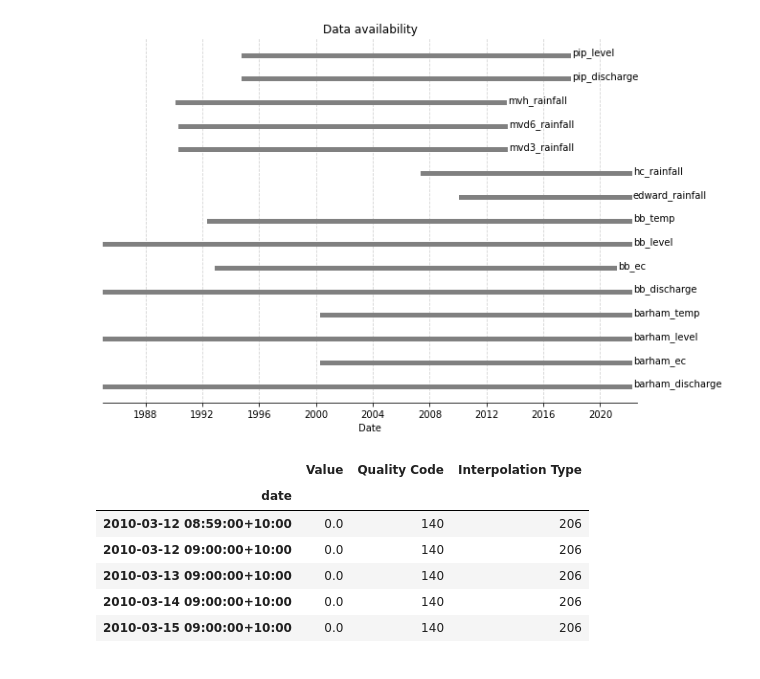
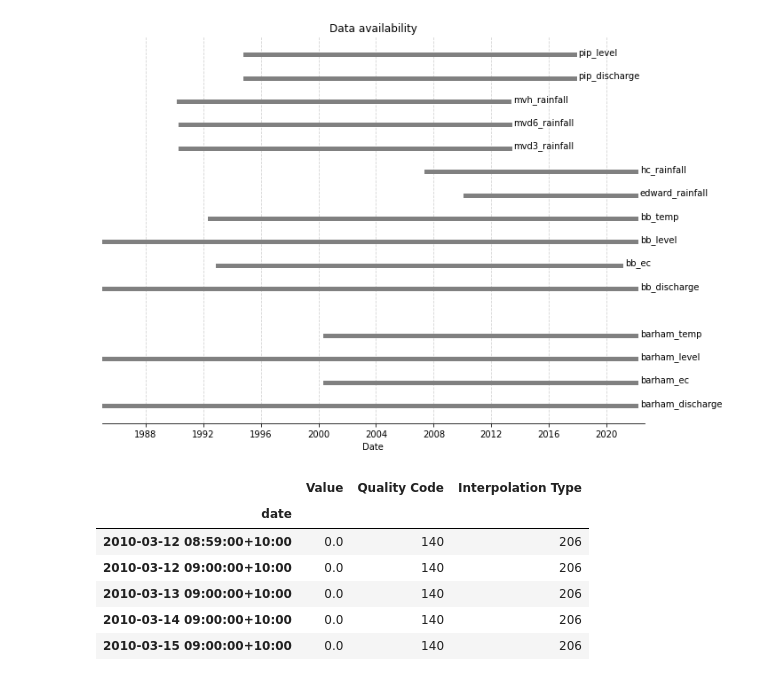
Before and after one commit to SjoerdGn/str-flow-pred-and-control, a Jupyter notebook: data_exploration/exporations_Murray_bb.ipynb, the cells around one changed output. Cells and saved outputs as stored; diff of their text form; code cells hidden in the pictures.

Commit message:
some minor optimalisations / alterations and plotting

```diff
--- a/data_exploration/exporations_Murray_bb.ipynb
+++ b/data_exploration/exporations_Murray_bb.ipynb
@@ -13,32 +13,37 @@ data_folder = Path(r"C:\Users\sgnodde\Documents\data\data_murray_boundary_bend")
 # %%
 
 fig = plt.figure(figsize=(10,7))
 ax = plt.subplot(111)
 
 ax.spines['left'].set_visible(False)
 ax.spines['right'].set_visible(False)
 ax.spines['top'].set_visible(False)
 
 # plot_start_end
 pathlist = data_folder.glob('**/*.csv')
 for i, path in enumerate(pathlist):
+    if 'pred' in str(path):
+        continue
     data = load_data_bom_aus(path)
     plt.plot([data.index[0], data.index[-1]], [i, i], linewidth = 5, color = 'grey')
     plt.text(data.index[-1]+dt.timedelta(days=100), i, path.stem)
 
 
 plt.xlim(dt.datetime(1985,1,1),dt.datetime.now()+dt.timedelta(days=200))
 plt.xlabel("Date")
 plt.tick_params(
     axis='y',          # changes apply to the x-axis
     which='both',      # both major and minor ticks are affected
     left=False,      # ticks along the bottom edge are off
     top=False,         # ticks along the top edge are off
     labelleft=False) # labels along the bottom edge are off
 plt.title("Data availability")
+plt.tight_layout()
+plt.savefig(r'C:\Users\sgnodde\Documents\data\Murray project\data_av.png', dpi = 200, bbox_inches='tight')
+
 ax.grid(which='major', axis='x', linestyle='--', color='lightgrey')
 # %% [output]
-[figure, old version]
+[figure, new version]
 # %%
 edward_rainfall = load_data_bom_aus(data_folder / 'edward_rainfall.csv')
 startdt = edward_rainfall.index[0]
```
Also changed, not shown: 5 other files.
